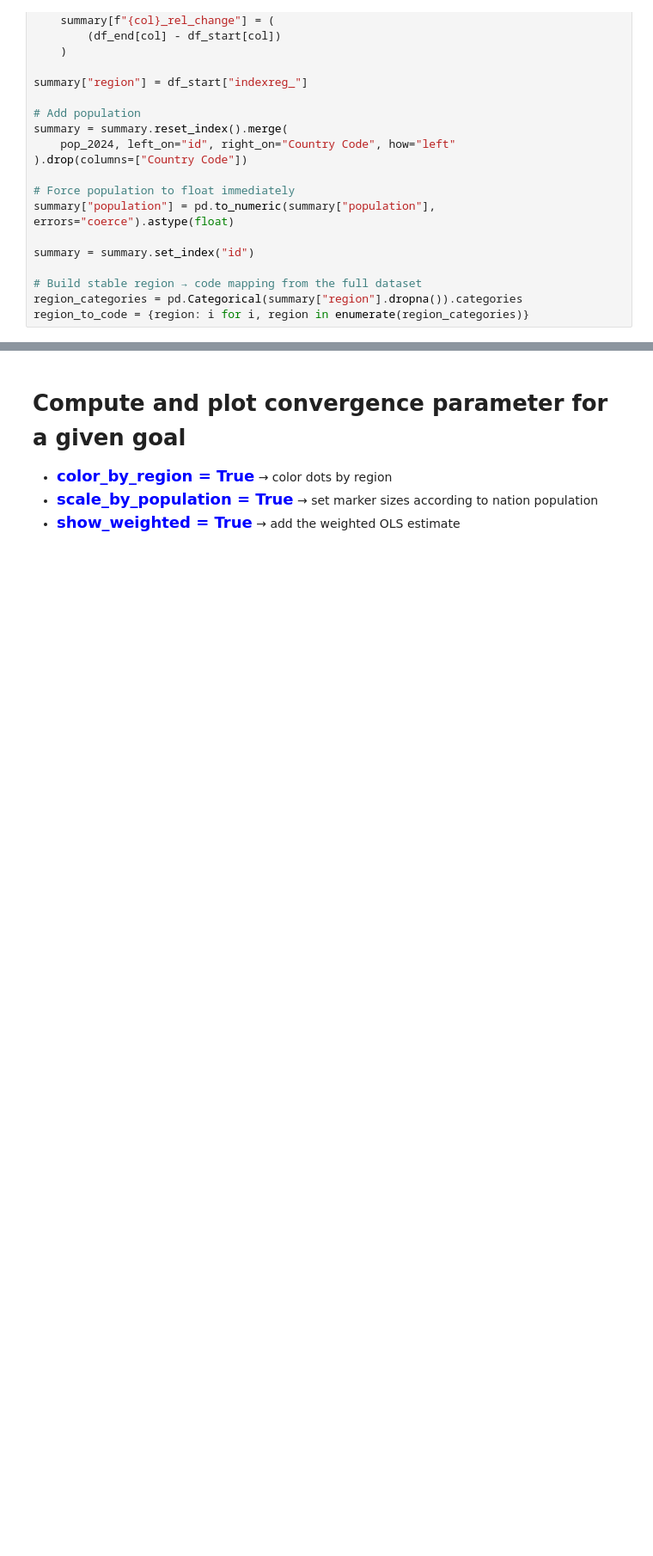
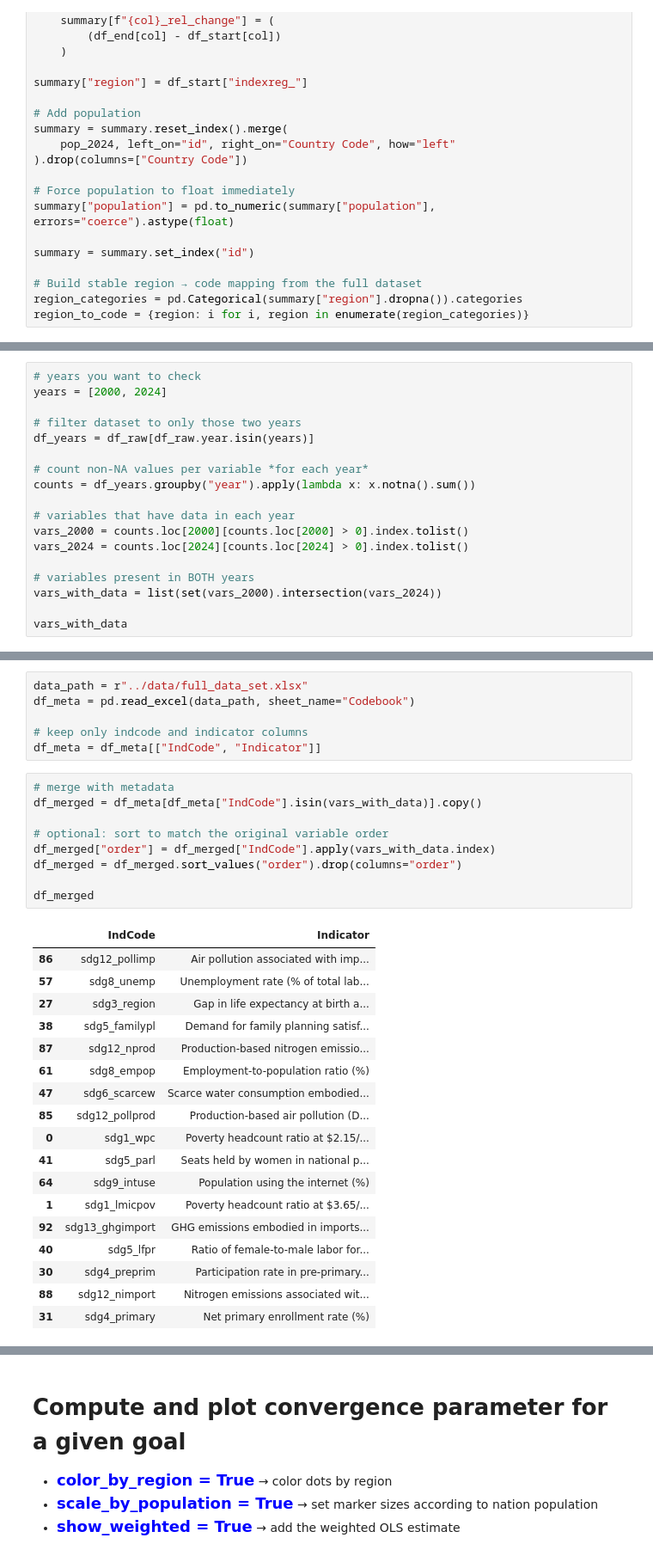
Before and after one commit to gqh814/FN, a Jupyter notebook: code/kode.ipynb, the cells around one changed output, grey strips where cells are left out. Shown: that part at 86% size. Drawn from its saved outputs; the diff is of its cells as text; blank space fills up the shorter version.

```diff
--- a/code/kode.ipynb
+++ b/code/kode.ipynb
@@ -79,0 +102,18 @@ region_to_code = {region: i for i, region in enumerate(region_categories)}
+# %%
+# years you want to check
+years = [2000, 2024]
+
+# filter dataset to only those two years
+df_years = df_raw[df_raw.year.isin(years)]
+
+# count non-NA values per variable *for each year*
+counts = df_years.groupby("year").apply(lambda x: x.notna().sum())
+
+# variables that have data in each year
+vars_2000 = counts.loc[2000][counts.loc[2000] > 0].index.tolist()
+vars_2024 = counts.loc[2024][counts.loc[2024] > 0].index.tolist()
+
+# variables present in BOTH years
+vars_with_data = list(set(vars_2000).intersection(vars_2024))
+
+vars_with_data
@@ -79,0 +138,34 @@ region_to_code = {region: i for i, region in enumerate(region_categories)}
+# %%
+data_path = r"../data/full_data_set.xlsx"
+df_meta = pd.read_excel(data_path, sheet_name="Codebook")
+
+# keep only indcode and indicator columns
+df_meta = df_meta[["IndCode", "Indicator"]]
+# %%
+# merge with metadata
+df_merged = df_meta[df_meta["IndCode"].isin(vars_with_data)].copy()
+
+# optional: sort to match the original variable order
+df_merged["order"] = df_merged["IndCode"].apply(vars_with_data.index)
+df_merged = df_merged.sort_values("order").drop(columns="order")
+
+df_merged
+# %% [output]
+|  | IndCode | Indicator |
+| 86 | sdg12_pollimp | Air pollution associated with imp... |
+| 57 | sdg8_unemp | Unemployment rate (% of total lab... |
+| 27 | sdg3_region | Gap in life expectancy at birth a... |
+| 38 | sdg5_familypl | Demand for family planning satisf... |
+| 87 | sdg12_nprod | Production-based nitrogen emissio... |
+| 61 | sdg8_empop | Employment-to-population ratio (%) |
+| 47 | sdg6_scarcew | Scarce water consumption embodied... |
+| 85 | sdg12_pollprod | Production-based air pollution (D... |
+| 0 | sdg1_wpc | Poverty headcount ratio at $2.15/... |
+| 41 | sdg5_parl | Seats held by women in national p... |
+| 64 | sdg9_intuse | Population using the internet (%) |
+| 1 | sdg1_lmicpov | Poverty headcount ratio at $3.65/... |
+| 92 | sdg13_ghgimport | GHG emissions embodied in imports... |
+| 40 | sdg5_lfpr | Ratio of female-to-male labor for... |
+| 30 | sdg4_preprim | Participation rate in pre-primary... |
+| 88 | sdg12_nimport | Nitrogen emissions associated wit... |
+| 31 | sdg4_primary | Net primary enrollment rate (%) |
```
Also changed, not shown: parts of 13 cells of this notebook.
